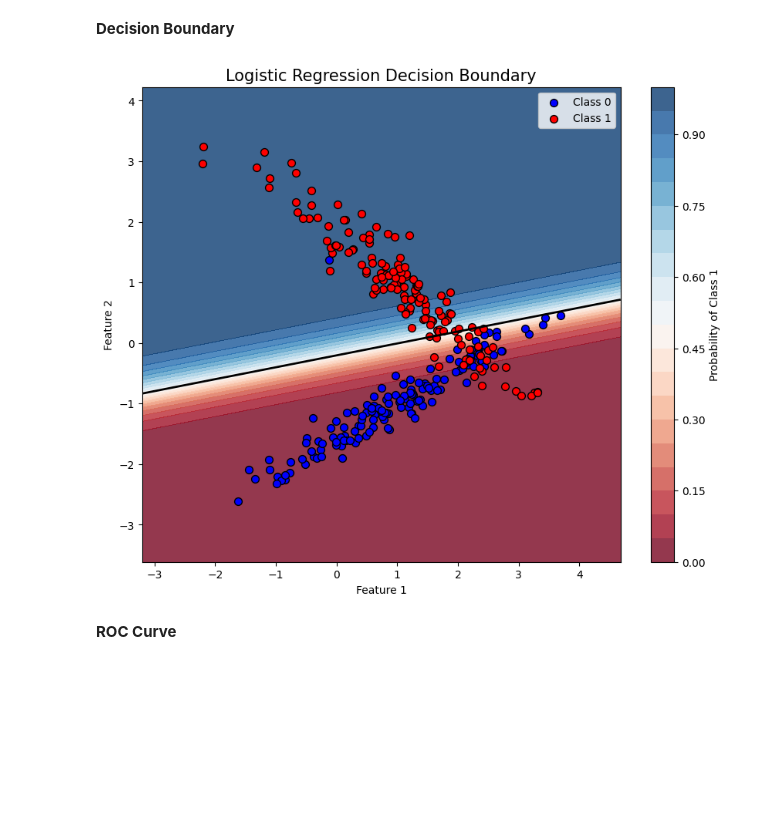
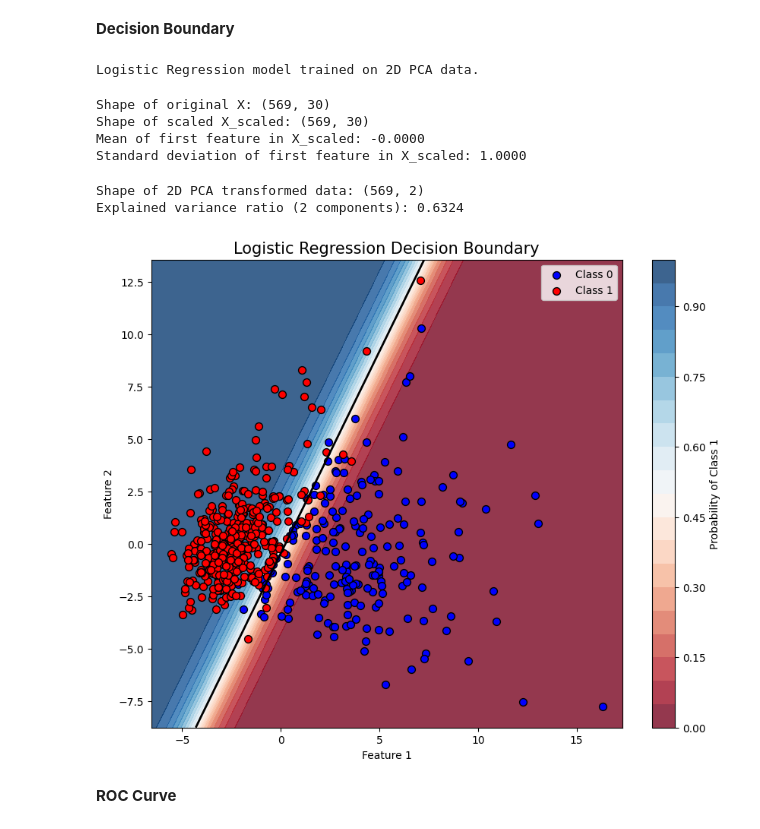
Before and after one commit to harshita042/PRML-CSL2050, a Jupyter notebook: LogReg_Lab_4final.ipynb, the cells around one changed output. Cells and saved outputs as stored; diff of their text form; code cells hidden in the pictures; blank space fills up the shorter version.

```diff
--- a/LogReg_Lab_4final.ipynb
+++ b/LogReg_Lab_4final.ipynb
@@ -213,9 +220,46 @@ def plot_decision_boundary(X, y, model):
     plt.legend()
     plt.show()
 # %%
-plot_decision_boundary(X_test, y_test, grid_search.best_estimator_)
+#plot_decision_boundary(X_test, y_test, grid_search.best_estimator_)
-# %% [output]
-[figure, removed]
+# %%
+log_reg_pca_2d = LogisticRegression(C=0.1, penalty='l2', solver='liblinear', random_state=42)
+log_reg_pca_2d.fit(X_pca_2d, y)
+
+print("Logistic Regression model trained on 2D PCA data.")
+# %% [output]
+Logistic Regression model trained on 2D PCA data.
+# %%
+scaler_full = StandardScaler()
+X_scaled = scaler_full.fit_transform(X)
+
+print(f"Shape of original X: {X.shape}")
+print(f"Shape of scaled X_scaled: {X_scaled.shape}")
+print(f"Mean of first feature in X_scaled: {np.mean(X_scaled[:, 0]):.4f}")
+print(f"Standard deviation of first feature in X_scaled: {np.std(X_scaled[:, 0]):.4f}")
+# %% [output]
+Shape of original X: (569, 30)
+Shape of scaled X_scaled: (569, 30)
+Mean of first feature in X_scaled: -0.0000
+Standard deviation of first feature in X_scaled: 1.0000
+# %%
+from sklearn.decomposition import PCA
+import pandas as pd
+
+pca_2d = PCA(n_components=2)
+X_pca_2d = pca_2d.fit_transform(X_scaled)
+
+df_pca_2d = pd.DataFrame(data=X_pca_2d, columns=['PC1', 'PC2'])
+df_pca_2d['target'] = y
+
+print(f"Shape of 2D PCA transformed data: {X_pca_2d.shape}")
+print(f"Explained variance ratio (2 components): {pca_2d.explained_variance_ratio_.sum():.4f}")
+# %% [output]
+Shape of 2D PCA transformed data: (569, 2)
+Explained variance ratio (2 components): 0.6324
+# %%
+plot_decision_boundary(X_pca_2d, y, log_reg_pca_2d)
+# %% [output]
+[figure, added]
 # %% [markdown]
 **ROC Curve**
 # %%
```
Also changed, not shown: parts of 18 cells of this notebook.
